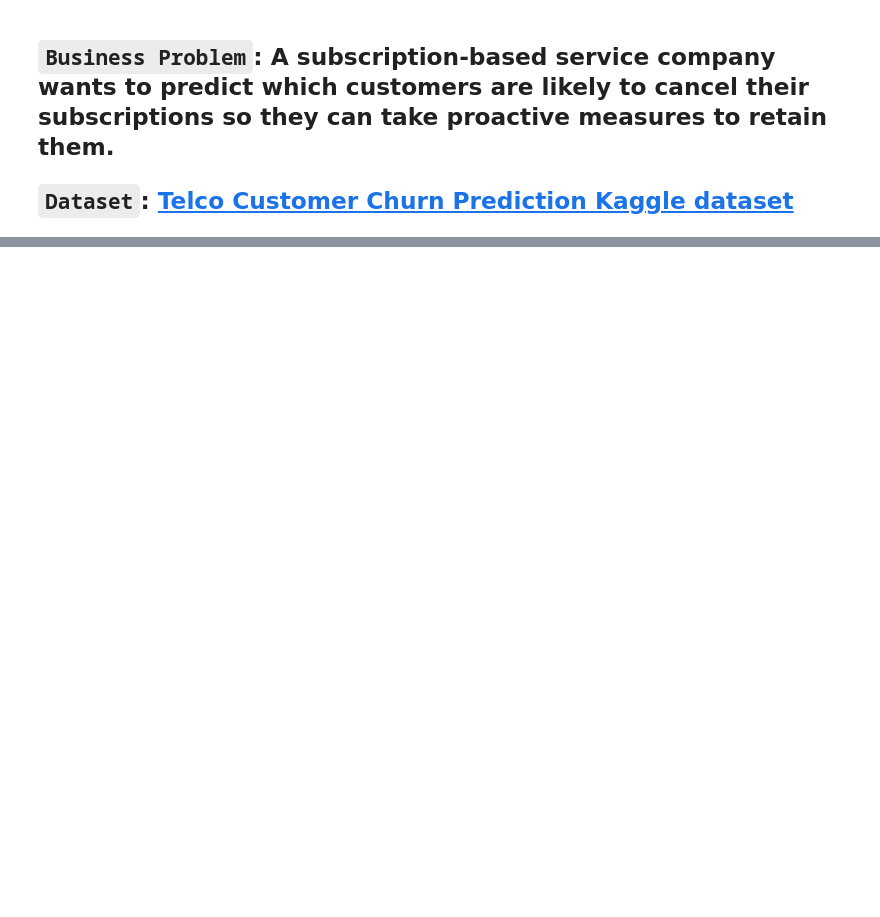
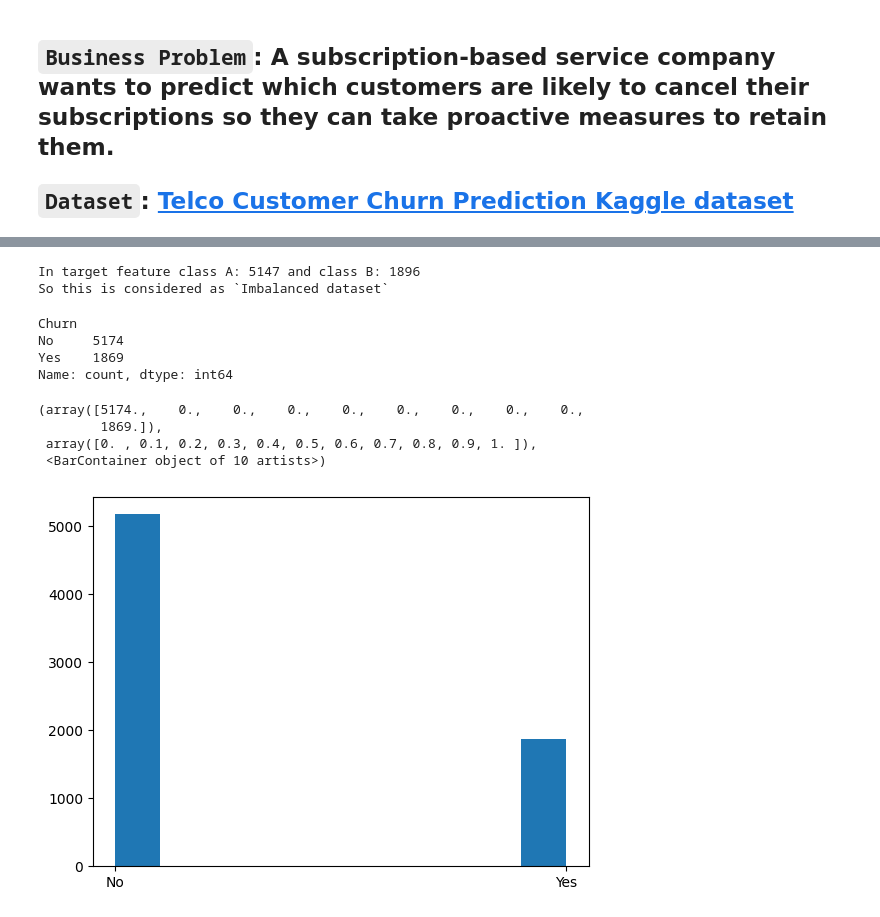
Before and after one commit to AnoopGeorge418/CustomerChurn-Prediction_System, a Jupyter notebook: dataHub/notebooks/exploratory/exploratory.ipynb, the cells around one changed output, grey strips where cells are left out. Saved outputs shown, nothing was run; the diff lists cells and outputs as text; code cells hidden in the pictures; blank space fills up the shorter version.

```diff
--- a/dataHub/notebooks/exploratory/exploratory.ipynb
+++ b/dataHub/notebooks/exploratory/exploratory.ipynb
@@ -26,0 +155,27 @@ df.head()
+# %%
+# checking if the target column is balanced or imbalanced data
+total_records_in_dataset = 7043
+total_number_of_a_class_in_target_feature = 5147
+
+another_class_in_target_column = total_records_in_dataset - total_number_of_a_class_in_target_feature
+
+print(f"In target feature class A: {total_number_of_a_class_in_target_feature} and class B: {another_class_in_target_column}")
+print('So this is considered as `Imbalanced dataset`')
+# %% [output]
+In target feature class A: 5147 and class B: 1896
+So this is considered as `Imbalanced dataset`
+# %%
+df['Churn'].value_counts()
+# %% [output]
+Churn
+No     5174
+Yes    1869
+Name: count, dtype: int64
+# %%
+plt.hist(df['Churn'])
+# %% [output]
+(array([5174.,    0.,    0.,    0.,    0.,    0.,    0.,    0.,    0.,
+        1869.]),
+ array([0. , 0.1, 0.2, 0.3, 0.4, 0.5, 0.6, 0.7, 0.8, 0.9, 1. ]),
+ <BarContainer object of 10 artists>)
+[figure, added]
```
Also changed, not shown: parts of 17 cells of this notebook.
